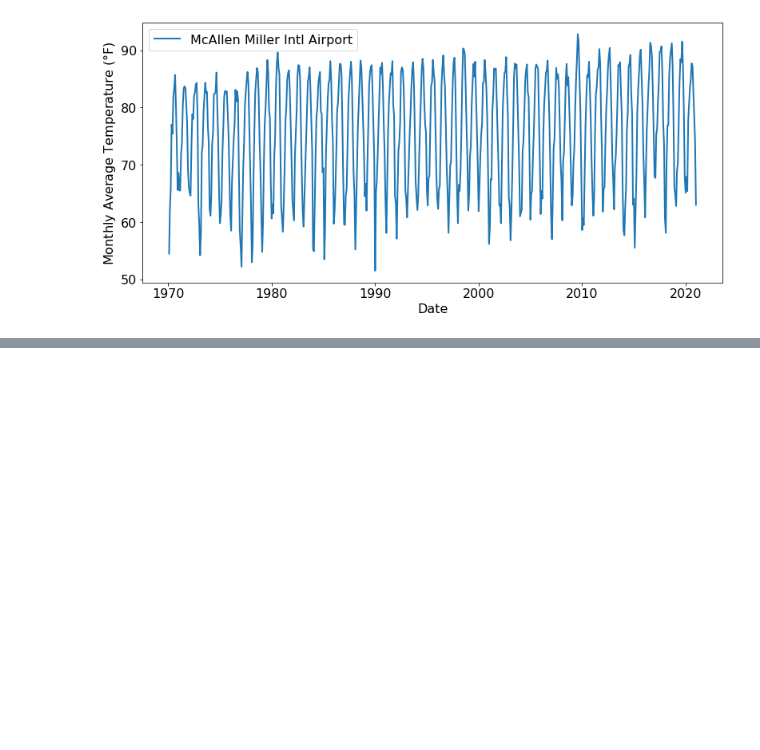
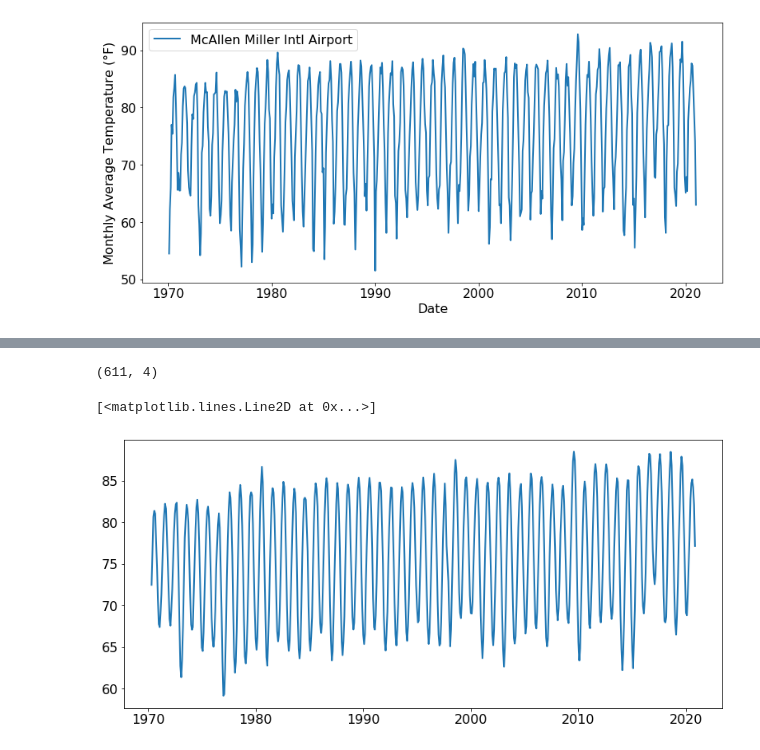
Before and after one commit to chsharrison/IntroSciComp_S2021, a Jupyter notebook: Paola_Granados/ResearchProject_Week1.ipynb, the cells around one changed output, grey strips where cells are left out. Cells and saved outputs as stored; diff of their text form; code cells hidden in the pictures; blank space fills up the shorter version.

```diff
--- a/Paola_Granados/ResearchProject_Week1.ipynb
+++ b/Paola_Granados/ResearchProject_Week1.ipynb
@@ -297,7 +334,3 @@ McMill = McMill[McMill["Year"]!= McMill["Temp"]]
 
 #Select rows where Month is not equal to annual
 McMill = McMill[McMill["Month"]!= "Annual"]
-# %%
-#Some temp values are in string format; need to make them floats
-pd.set_option()
-McMill["Temp"]=pd.to_numeric(McMill["Temp"])
@@ -360,0 +385,3 @@ McMill = McMill.dropna(subset =["Temp"])
+# %%
+#Some temp values are in string format; need to make them floats
+McMill["Temp"]=pd.to_numeric(McMill["Temp"], downcast = "float")
@@ -360,0 +394,6 @@ McMill = McMill.dropna(subset =["Temp"])
+# %%
+#change the index values, since removing annual and Ms some index numbers to not exist
+#this should allow for future moving average
+index = np.array(range(611))
+McMill = McMill.set_index(index)
+McMill.head
@@ -379,5 +433,5 @@ plt.legend()
 
 avg5mon = np.zeros(611)
 
-for i in range(609):
+for i in range(606):
     avg5mon[i+3]=(McMill["Temp"][i+1]+McMill["Temp"][i+2]+McMill["Temp"][i+3]+McMill["Temp"][i+4]+McMill["Temp"][i+5])/5
@@ -393,0 +458,9 @@ KeyError: 13
+# %%
+McMill.shape
+# %% [output]
+(611, 4)
+# %%
+plt.plot(McMill["date"][3:-2],avg5mon[3:-2])
+# %% [output]
+[<matplotlib.lines.Line2D at 0x...>]
+[figure, added]
```
Also changed, not shown: parts of 43 cells of this notebook, 2 other files.
